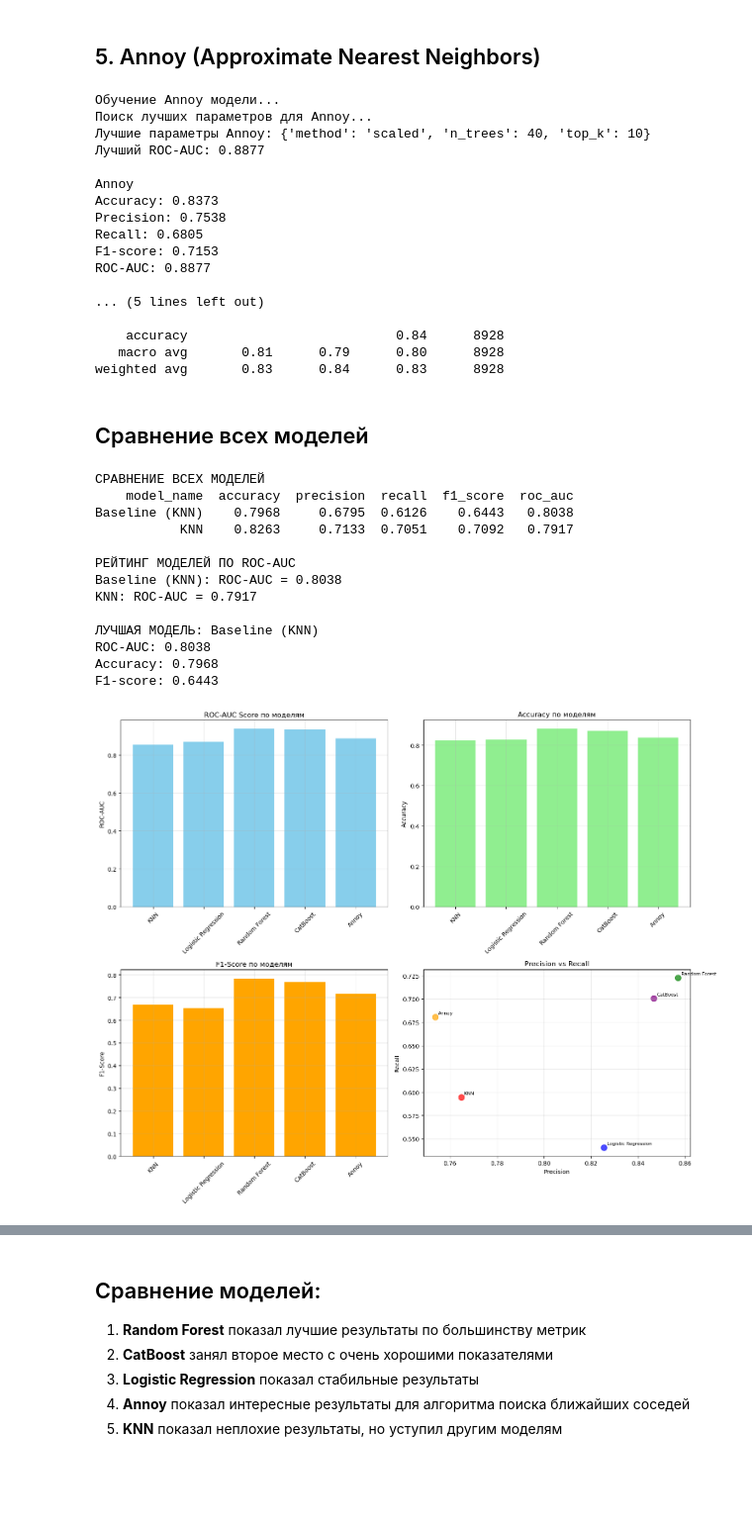
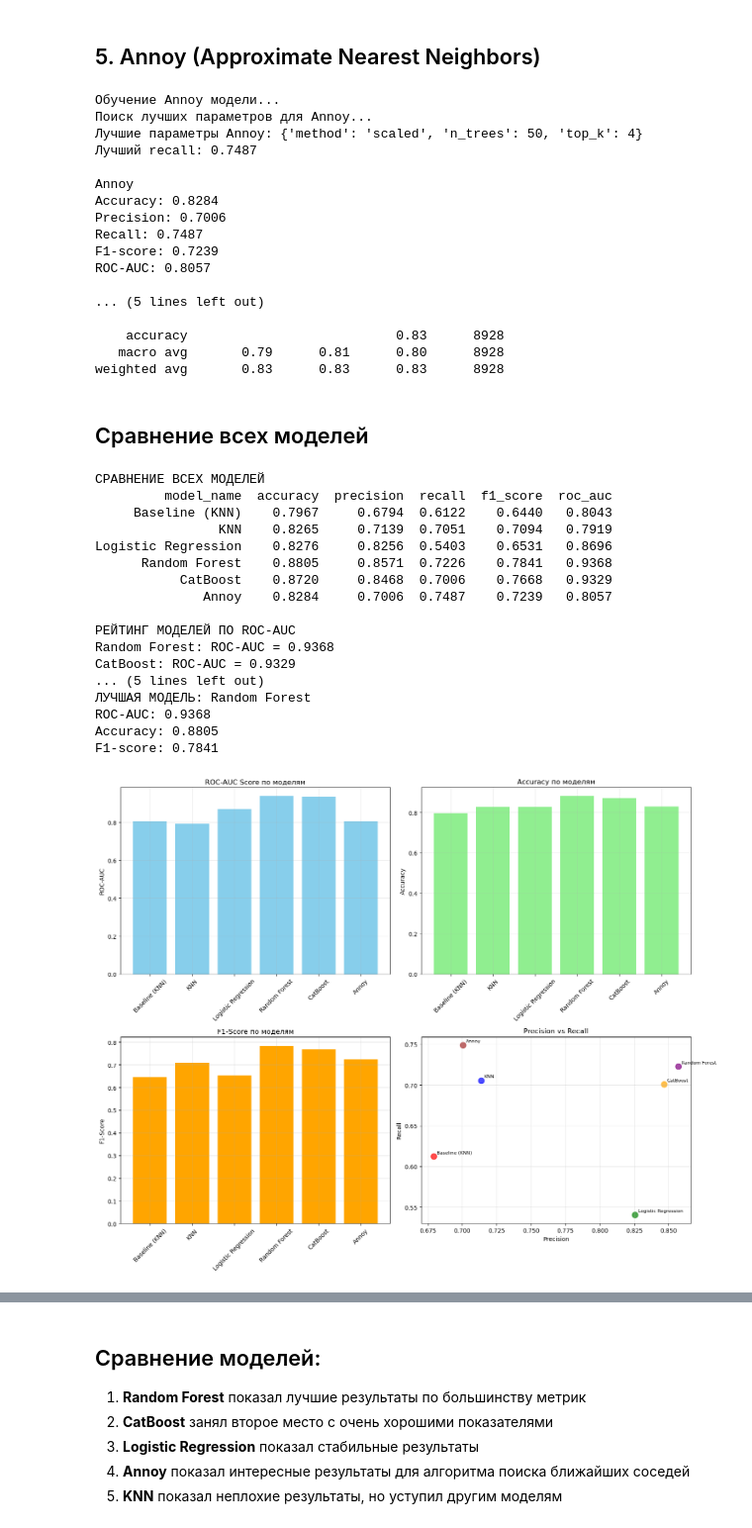
Before and after one commit to NickLitwinow/HSE_ML_Group_Project, a Jupyter notebook: ML_merged.ipynb, the cells around one changed output, grey strips where cells are left out. Shown: that part at 99% size. Cells and saved outputs as stored; diff of their text form; code cells hidden in the pictures; blank space fills up the shorter version.

```diff
--- a/ML_merged.ipynb
+++ b/ML_merged.ipynb
@@ -175,7 +175,7 @@ lr = LogisticRegression(random_state=RANDOM_SEED)
 cv = StratifiedKFold(n_splits=3, shuffle=True, random_state=RANDOM_SEED)
 
 print("Выполняется GridSearch для Logistic Regression...")
-grid_search_lr = GridSearchCV(lr, param_grid, cv=cv, scoring='accuracy', n_jobs=-1, verbose=0)
+grid_search_lr = GridSearchCV(lr, param_grid, cv=cv, scoring='recall', n_jobs=-1, verbose=0)
 grid_search_lr.fit(X_train_scaled, y_train)
 print(f"Лучшие параметры: {grid_search_lr.best_params_}")
 print(f"Лучшая точность на кросс-валидации: {grid_search_lr.best_score_:.4f}")
@@ -214,7 +214,7 @@ param_grid_rf = {
 
 rf = RandomForestClassifier(random_state=RANDOM_SEED)
 print("Выполняется GridSearch для Random Forest...")
-grid_search_rf = GridSearchCV(rf, param_grid_rf, cv=5, n_jobs=-1, verbose=0)
+grid_search_rf = GridSearchCV(rf, param_grid_rf, scoring='recall', cv=5, n_jobs=-1, verbose=0)
 grid_search_rf.fit(X_train, y_train)
 print(f"Лучшие параметры: {grid_search_rf.best_params_}")
 print(f"Лучшая точность на кросс-валидации: {grid_search_rf.best_score_:.4f}")
@@ -251,7 +251,7 @@ param_grid_cb = {
 
 cb = CatBoostClassifier(random_seed=RANDOM_SEED, verbose=False)
 print("Выполняется GridSearch для CatBoost...")
-grid_search_cb = GridSearchCV(cb, param_grid_cb, cv=3, scoring='roc_auc', n_jobs=-1, verbose=0)
+grid_search_cb = GridSearchCV(cb, param_grid_cb, cv=3, scoring='recall', n_jobs=-1, verbose=0)
 grid_search_cb.fit(X_train, y_train)
 print(f"Лучшие параметры: {grid_search_cb.best_params_}")
 print(f"Лучший ROC-AUC на кросс-валидации: {grid_search_cb.best_score_:.4f}")
@@ -301,7 +301,7 @@ def transform_data_annoy(X_train, X_valid, method):
         pca = PCA(n_components=X_train.shape[1])
         return pca.fit_transform(X_train_scaled), pca.transform(X_valid_scaled)
 
-def train_annoy_model(X_train_ann, n_trees=10, metric='angular'):
+def train_annoy_model(X_train_ann, n_trees=45, metric='angular'):
     X_np = X_train_ann.to_numpy() if isinstance(X_train_ann, pd.DataFrame) else X_train_ann
     dim = X_np.shape[1]
     annoy_index = AnnoyIndex(dim, metric)
@@ -310,7 +310,7 @@ def train_annoy_model(X_train_ann, n_trees=10, metric='angular'):
     annoy_index.build(n_trees)
     return annoy_index
 
-def predict_annoy_proba(index, X_valid, y_train, top_k=5):
+def predict_annoy_proba(index, X_valid, y_train, top_k=9):
     X_np = X_valid.to_numpy() if isinstance(X_valid, pd.DataFrame) else X_valid
     proba = []
     for v in X_np:
@@ -320,11 +320,11 @@ def predict_annoy_proba(index, X_valid, y_train, top_k=5):
     return np.array(proba)
 
 print("Поиск лучших параметров для Annoy...")
-best_auc_annoy = 0
+best_recall_annoy = 0
 best_annoy_params = {}
 best_y_score_annoy = None
-n_trees_list = [20, 40]
-top_k_list = [5, 10]
+n_trees_list = [10, 15, 20, 25, 30, 40, 45, 50]
+top_k_list = [3, 4, 5, 6, 7, 8, 9, 10]
 methods = ['raw', 'scaled']
 
 for method in methods:
@@ -332,10 +332,10 @@ for method in methods:
     for n_trees in n_trees_list:
         for top_k in top_k_list:
             annoy = train_annoy_model(X_tr, n_trees=n_trees, metric='angular')
-            y_score = predict_annoy_proba(annoy, X_val, y_train, top_k=top_k)
-            auc = roc_auc_score(y_valid, y_score)
-            if auc > best_auc_annoy:
-                best_auc_annoy = auc
+            y_score = (predict_annoy_proba(annoy, X_val, y_train, top_k=top_k) >= 0.5).astype(int)
+            recall = recall_score(y_valid, y_score)
+            if recall > best_recall_annoy:
+                best_recall_annoy = recall
                 best_annoy_params = {
                     'method': method,
                     'n_trees': n_trees,
@@ -344,7 +344,7 @@ for method in methods:
                 best_y_score_annoy = y_score
 
 print(f"Лучшие параметры Annoy: {best_annoy_params}")
-print(f"Лучший ROC-AUC: {best_auc_annoy:.4f}")
+print(f"Лучший recall: {best_recall_annoy:.4f}")
 
 class AnnoyWrapper:
     def __init__(self, y_score):
@@ -362,21 +362,21 @@ model_results.append(annoy_results)
 # %% [output]
 Обучение Annoy модели...
 Поиск лучших параметров для Annoy...
-Лучшие параметры Annoy: {'method': 'scaled', 'n_trees': 40, 'top_k': 10}
-Лучший ROC-AUC: 0.8877
+Лучшие параметры Annoy: {'method': 'scaled', 'n_trees': 50, 'top_k': 4}
+Лучший recall: 0.7487
 
 Annoy
-Accuracy: 0.8373
-Precision: 0.7538
-Recall: 0.6805
-F1-score: 0.7153
-ROC-AUC: 0.8877
+Accuracy: 0.8284
+Precision: 0.7006
+Recall: 0.7487
+F1-score: 0.7239
+ROC-AUC: 0.8057
 
 ... (5 lines left out)
 
-    accuracy                           0.84      8928
-   macro avg       0.81      0.79      0.80      8928
-weighted avg       0.83      0.84      0.83      8928
+    accuracy                           0.83      8928
+   macro avg       0.79      0.81      0.80      8928
+weighted avg       0.83      0.83      0.83      8928
 # %% [markdown]
 ## Сравнение всех моделей
 # %%
@@ -395,46 +395,50 @@ print(f"Accuracy: {best_model['accuracy']:.4f}")
 print(f"F1-score: {best_model['f1_score']:.4f}")
 # %% [output]
 СРАВНЕНИЕ ВСЕХ МОДЕЛЕЙ
-    model_name  accuracy  precision  recall  f1_score  roc_auc
-Baseline (KNN)    0.7968     0.6795  0.6126    0.6443   0.8038
-           KNN    0.8263     0.7133  0.7051    0.7092   0.7917
+         model_name  accuracy  precision  recall  f1_score  roc_auc
+     Baseline (KNN)    0.7967     0.6794  0.6122    0.6440   0.8043
+                KNN    0.8265     0.7139  0.7051    0.7094   0.7919
+Logistic Regression    0.8276     0.8256  0.5403    0.6531   0.8696
+      Random Forest    0.8805     0.8571  0.7226    0.7841   0.9368
+           CatBoost    0.8720     0.8468  0.7006    0.7668   0.9329
+              Annoy    0.8284     0.7006  0.7487    0.7239   0.8057
 
 РЕЙТИНГ МОДЕЛЕЙ ПО ROC-AUC
-Baseline (KNN): ROC-AUC = 0.8038
-KNN: ROC-AUC = 0.7917
-
-ЛУЧШАЯ МОДЕЛЬ: Baseline (KNN)
-ROC-AUC: 0.8038
-Accuracy: 0.7968
-F1-score: 0.6443
+Random Forest: ROC-AUC = 0.9368
+CatBoost: ROC-AUC = 0.9329
+... (5 lines left out)
+ЛУЧШАЯ МОДЕЛЬ: Random Forest
+ROC-AUC: 0.9368
+Accuracy: 0.8805
+F1-score: 0.7841
 # %%
 fig, axes = plt.subplots(2, 2, figsize=(15, 12))
 axes[0, 0].bar(results_df['model_name'], results_df['roc_auc'], color='skyblue')
 axes[0, 0].set_title('ROC-AUC Score по моделям')
 axes[0, 0].set_ylabel('ROC-AUC')
 axes[0, 0].tick_params(axis='x', rotation=45)
 axes[0, 0].grid(True, alpha=0.3)
 axes[0, 1].bar(results_df['model_name'], results_df['accuracy'], color='lightgreen')
 axes[0, 1].set_title('Accuracy по моделям')
 axes[0, 1].set_ylabel('Accuracy')
 axes[0, 1].tick_params(axis='x', rotation=45)
 axes[0, 1].grid(True, alpha=0.3)
 axes[1, 0].bar(results_df['model_name'], results_df['f1_score'], color='orange')
 axes[1, 0].set_title('F1-Score по моделям')
 axes[1, 0].set_ylabel('F1-Score')
 axes[1, 0].tick_params(axis='x', rotation=45)
 axes[1, 0].grid(True, alpha=0.3)
-axes[1, 1].scatter(results_df['precision'], results_df['recall'], s=100, alpha=0.7, c=['red', 'blue', 'green', 'purple', 'orange'])
+axes[1, 1].scatter(results_df['precision'], results_df['recall'], s=100, alpha=0.7, c=['red', 'blue', 'green', 'purple', 'orange', 'brown'])
 for i, txt in enumerate(results_df['model_name']):
     axes[1, 1].annotate(txt, (results_df['precision'].iloc[i], results_df['recall'].iloc[i]), xytext=(5, 5), textcoords='offset points', fontsize=8)
 axes[1, 1].set_title('Precision vs Recall')
 axes[1, 1].set_xlabel('Precision')
 axes[1, 1].set_ylabel('Recall')
 axes[1, 1].grid(True, alpha=0.3)
 plt.tight_layout()
 plt.show()
 # %% [output]
-[figure, old version]
+[figure, new version]
 # %%
 plt.figure(figsize=(10, 8))
 
```
Also changed, not shown: parts of 4 cells of this notebook, 1 other file.
